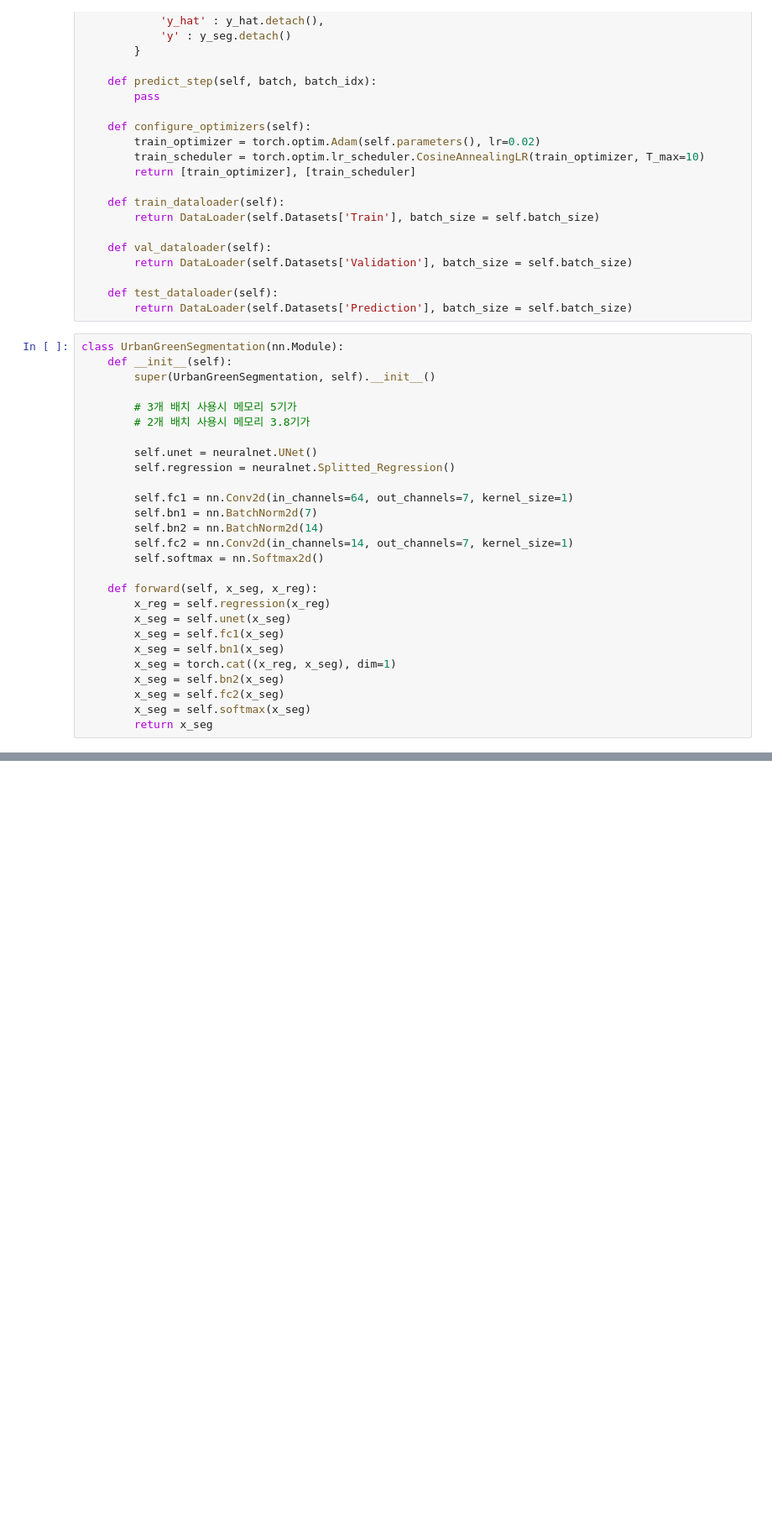
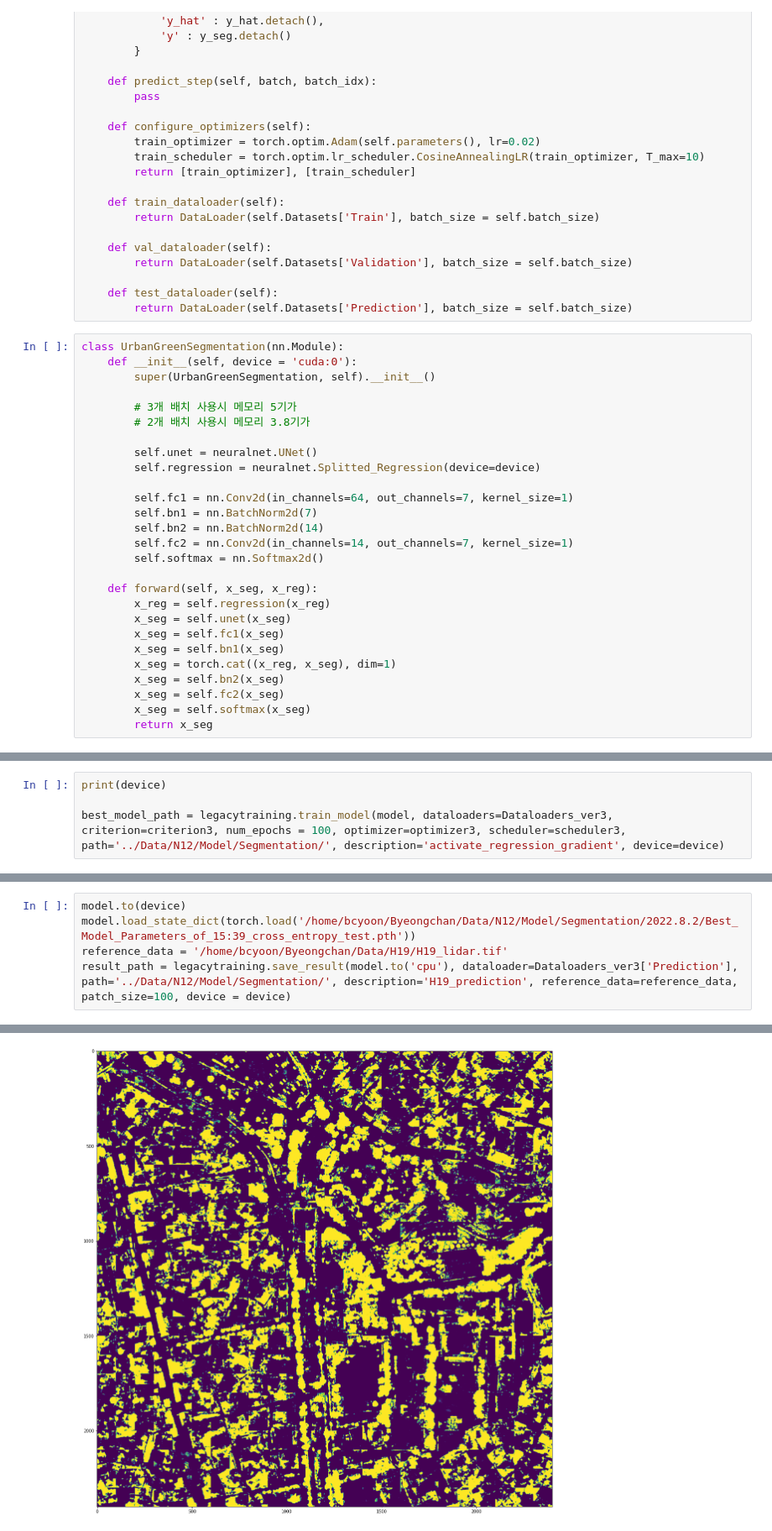
Before and after one commit to Yumbang/Codes, a Jupyter notebook: UrbanGreenSegmentation.ipynb, the cells around one changed output, grey strips where cells are left out. Shown at 84% size. Saved outputs shown, nothing was run; the diff lists cells and outputs as text; blank space fills up the shorter version.

```diff
--- a/UrbanGreenSegmentation.ipynb
+++ b/UrbanGreenSegmentation.ipynb
@@ -84,14 +85,14 @@ class UrbanGreenSegmentation(pl.LightningModule):
         return DataLoader(self.Datasets['Prediction'], batch_size = self.batch_size)
 # %%
 class UrbanGreenSegmentation(nn.Module):
-    def __init__(self):
+    def __init__(self, device = 'cuda:0'):
         super(UrbanGreenSegmentation, self).__init__()
 
         # 3개 배치 사용시 메모리 5기가
         # 2개 배치 사용시 메모리 3.8기가
 
         self.unet = neuralnet.UNet()
-        self.regression = neuralnet.Splitted_Regression()
+        self.regression = neuralnet.Splitted_Regression(device=device)
 
         self.fc1 = nn.Conv2d(in_channels=64, out_channels=7, kernel_size=1)
         self.bn1 = nn.BatchNorm2d(7)
@@ -140,0 +205,4 @@ def main():
+# %%
+print(device)
+
+best_model_path = legacytraining.train_model(model, dataloaders=Dataloaders_ver3, criterion=criterion3, num_epochs = 100, optimizer=optimizer3, scheduler=scheduler3, path='../Data/N12/Model/Segmentation/', description='activate_regression_gradient', device=device)
@@ -140,0 +215,6 @@ def main():
+# %%
+model.to(device)
+model.load_state_dict(torch.load('/home/bcyoon/Byeongchan/Data/N12/Model/Segmentation/2022.8.2/Best_Model_Parameters_of_15:39_cross_entropy_test.pth'))
+reference_data = '/home/bcyoon/Byeongchan/Data/H19/H19_lidar.tif'
+result_path = legacytraining.save_result(model.to('cpu'), dataloader=Dataloaders_ver3['Prediction'], path='../Data/N12/Model/Segmentation/', description='H19_prediction', reference_data=reference_data, patch_size=100, device = device)
+# %% [output]
@@ -140,0 +222 @@ def main():
+[figure, added]
```
Also changed, not shown: parts of 13 cells of this notebook, 4 other files.
